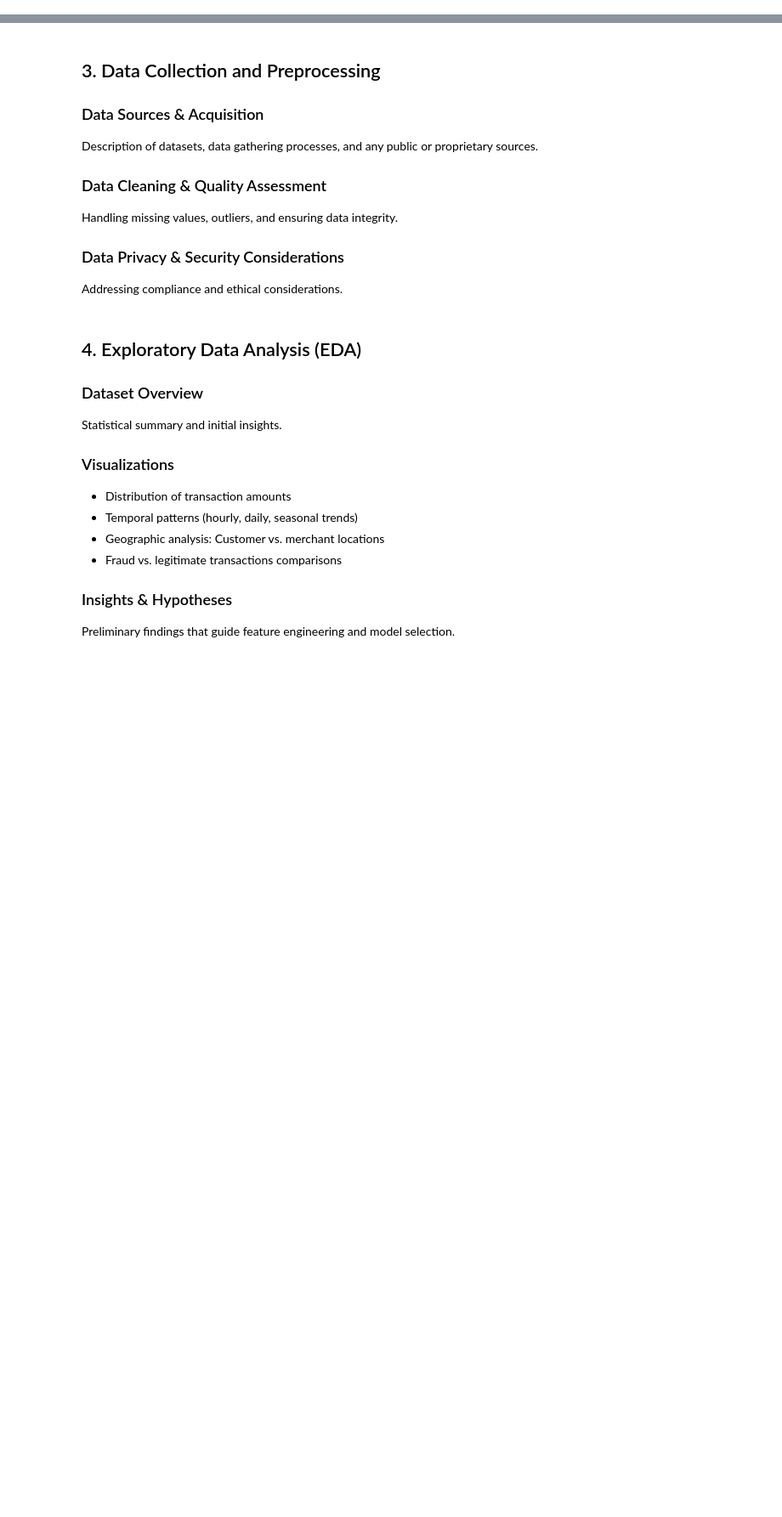
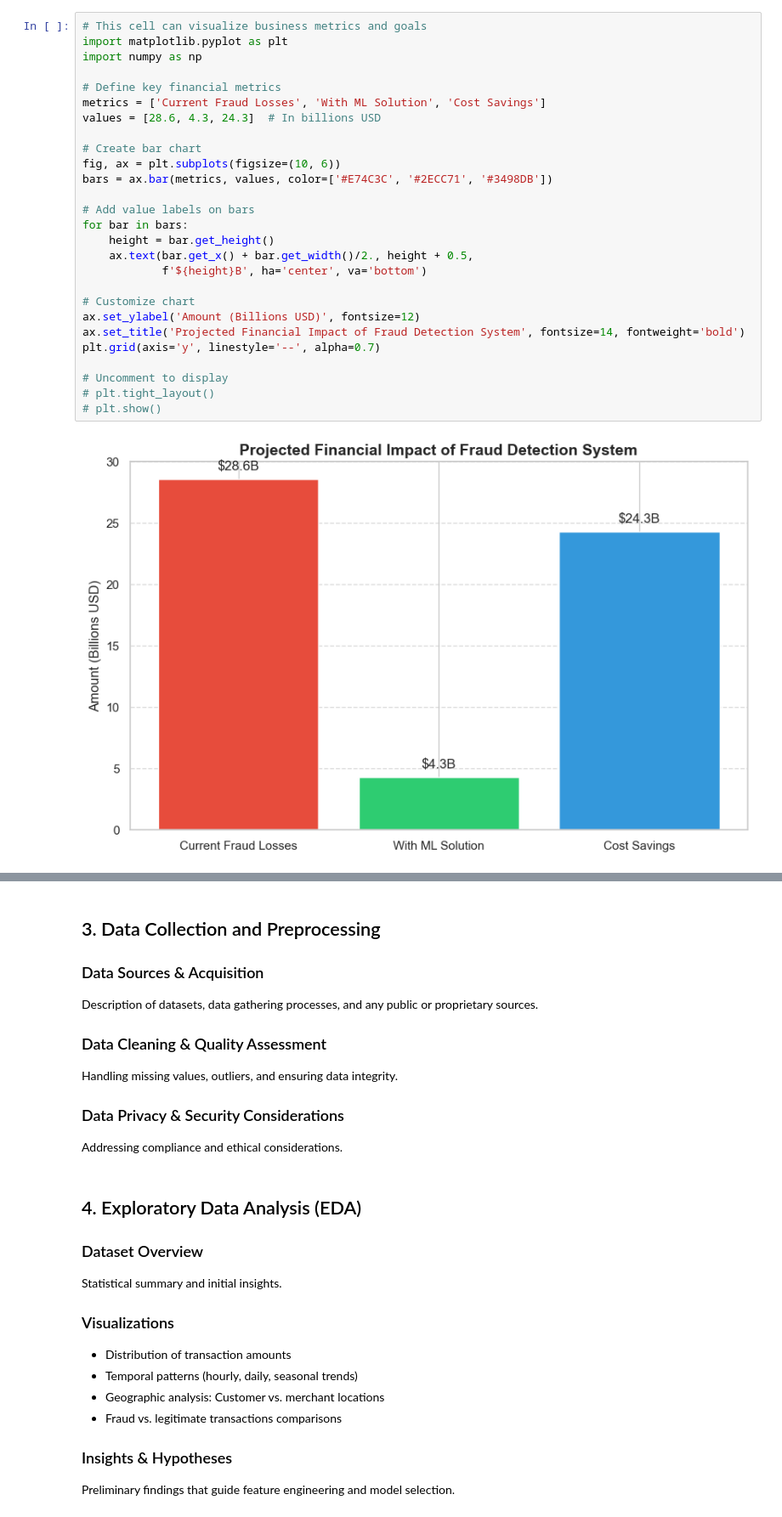
Before and after one commit to dev-S-t/FraudDetectionSystem, a Jupyter notebook: Model_creation/Credit_Card_Fraud_Detection_System_V2.ipynb, the cells around one changed output, grey strips where cells are left out. Shown at 85% size. Cells and saved outputs as stored; diff of their text form; blank space fills up the shorter version.

```diff
--- a/Model_creation/Credit_Card_Fraud_Detection_System_V2.ipynb
+++ b/Model_creation/Credit_Card_Fraud_Detection_System_V2.ipynb
@@ -13,0 +63,29 @@ Summarize innovative methods and tools employed in the project.
+# %%
+# This cell can visualize business metrics and goals
+import matplotlib.pyplot as plt
+import numpy as np
+
+# Define key financial metrics
+metrics = ['Current Fraud Losses', 'With ML Solution', 'Cost Savings']
+values = [28.6, 4.3, 24.3]  # In billions USD
+
+# Create bar chart
+fig, ax = plt.subplots(figsize=(10, 6))
+bars = ax.bar(metrics, values, color=['#E74C3C', '#2ECC71', '#3498DB'])
+
+# Add value labels on bars
+for bar in bars:
+    height = bar.get_height()
+    ax.text(bar.get_x() + bar.get_width()/2., height + 0.5,
+            f'${height}B', ha='center', va='bottom')
+
+# Customize chart
+ax.set_ylabel('Amount (Billions USD)', fontsize=12)
+ax.set_title('Projected Financial Impact of Fraud Detection System', fontsize=14, fontweight='bold')
+plt.grid(axis='y', linestyle='--', alpha=0.7)
+
+# Uncomment to display
+# plt.tight_layout()
+# plt.show()
+# %% [output]
+[figure, added]
```
Also changed, not shown: parts of 16 cells of this notebook, 1 other file.
